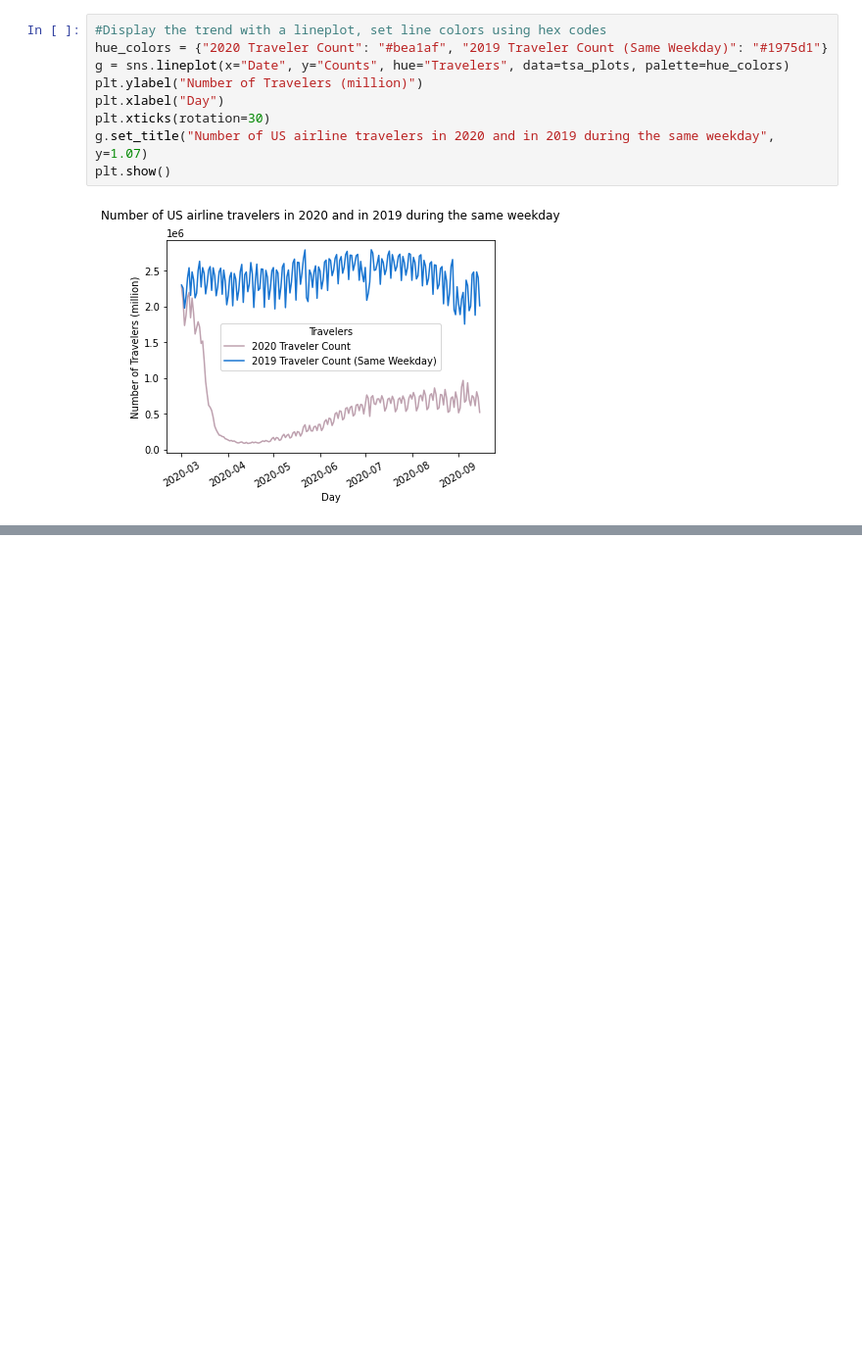
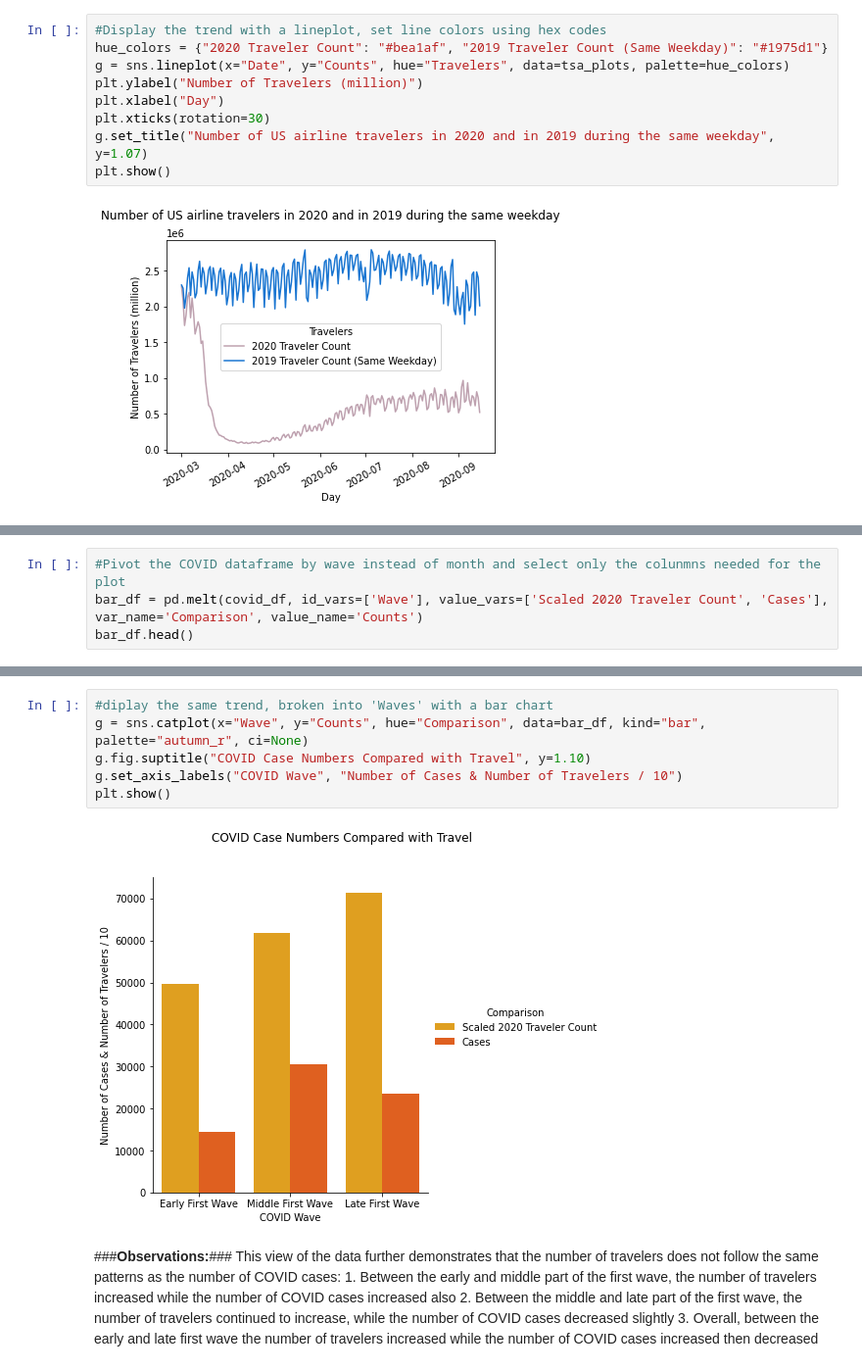
Before and after one commit to abielhammonds/COVID19_TravelStats_Project, a Jupyter notebook: COVID19Travel_Visualizations.ipynb, the cells around one changed output, grey strips where cells are left out. Shown: that part at 98% size. Drawn from its saved outputs; the diff is of its cells as text; blank space fills up the shorter version.

```diff
--- a/COVID19Travel_Visualizations.ipynb
+++ b/COVID19Travel_Visualizations.ipynb
@@ -260,0 +254,4 @@ covid_df.head()
+# %%
+#Pivot the COVID dataframe by wave instead of month and select only the colunmns needed for the plot
+bar_df = pd.melt(covid_df, id_vars=['Wave'], value_vars=['Scaled 2020 Traveler Count', 'Cases'], var_name='Comparison', value_name='Counts')
+bar_df.head()
@@ -260,0 +265,14 @@ covid_df.head()
+# %%
+#diplay the same trend, broken into 'Waves' with a bar chart
+g = sns.catplot(x="Wave", y="Counts", hue="Comparison", data=bar_df, kind="bar", palette="autumn_r", ci=None)
+g.fig.suptitle("COVID Case Numbers Compared with Travel", y=1.10)
+g.set_axis_labels("COVID Wave", "Number of Cases & Number of Travelers / 10")
+plt.show()
+# %% [output]
+[figure, added]
+# %% [markdown]
+###**Observations:**###
+This view of the data further demonstrates that the number of travelers does not follow the same patterns as the number of COVID cases:
+    1. Between the early and middle part of the first wave, the number of travelers increased while the number of COVID cases increased also
+    2. Between the middle and late part of the first wave, the number of travelers continued to increase, while the number of COVID cases decreased slightly
+    3. Overall, between the early and late first wave the number of travelers increased while the number of COVID cases increased then decreased
```
Also changed, not shown: parts of 15 cells of this notebook.
